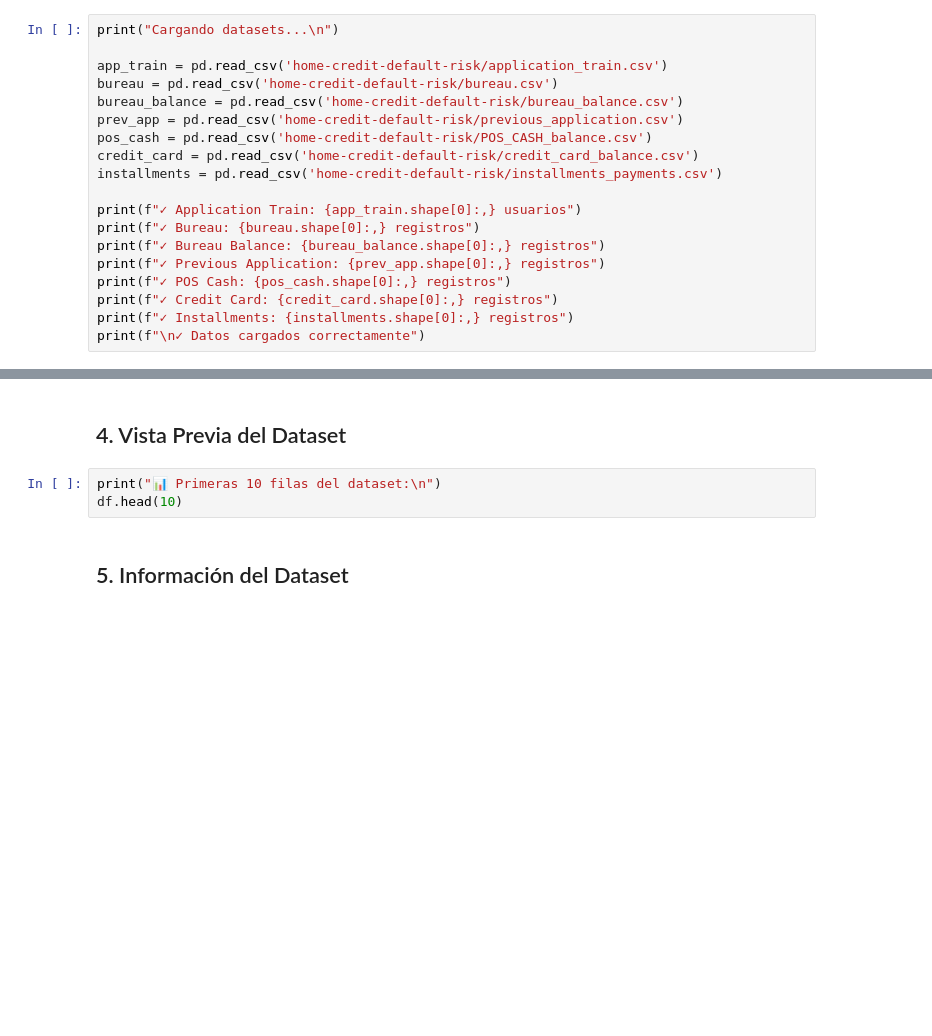
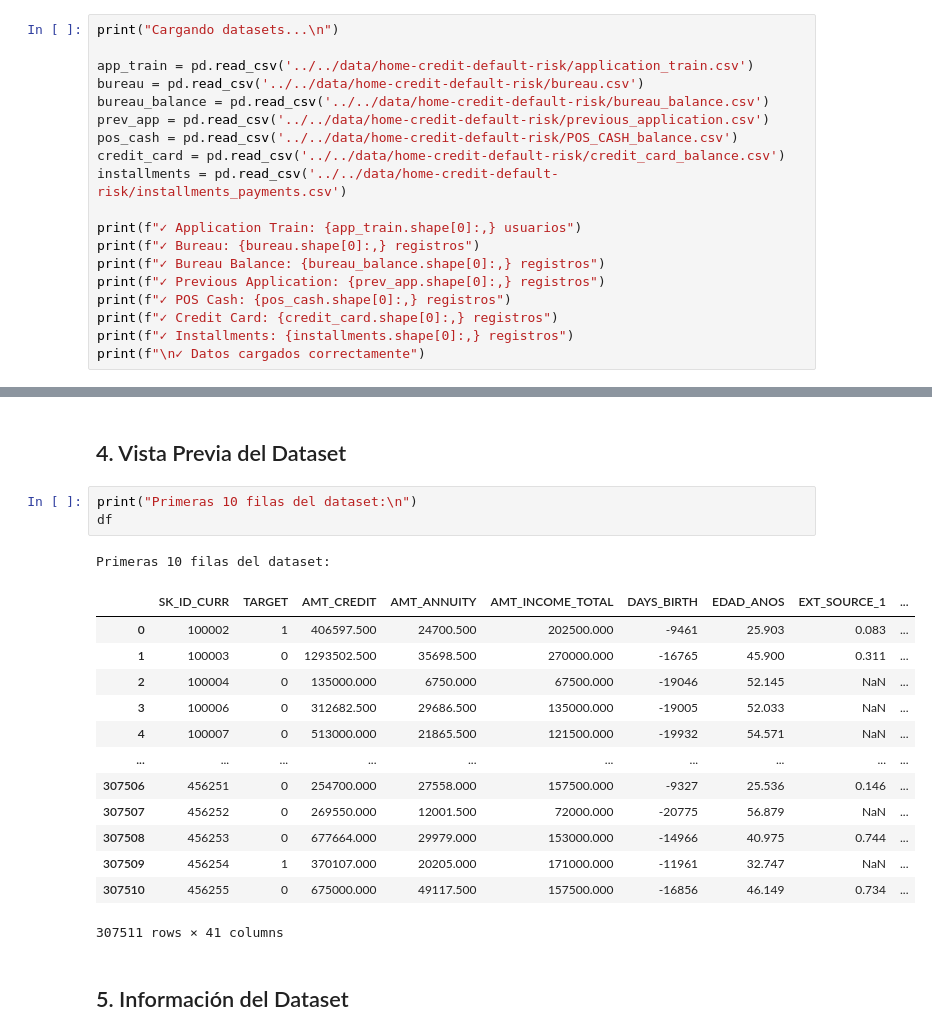
Before and after one commit to mellamanelpoeta/home_credit_risk_default, a Jupyter notebook: src/eda/variables.ipynb, the cells around one changed output, grey strips where cells are left out. Cells and saved outputs as stored; diff of their text form; blank space fills up the shorter version.

```diff
--- a/src/eda/variables.ipynb
+++ b/src/eda/variables.ipynb
@@ -21,13 +27,13 @@ print("✓ Librerías cargadas")
 # %%
 print("Cargando datasets...\n")
 
-app_train = pd.read_csv('home-credit-default-risk/application_train.csv')
-bureau = pd.read_csv('home-credit-default-risk/bureau.csv')
-bureau_balance = pd.read_csv('home-credit-default-risk/bureau_balance.csv')
-prev_app = pd.read_csv('home-credit-default-risk/previous_application.csv')
-pos_cash = pd.read_csv('home-credit-default-risk/POS_CASH_balance.csv')
-credit_card = pd.read_csv('home-credit-default-risk/credit_card_balance.csv')
-installments = pd.read_csv('home-credit-default-risk/installments_payments.csv')
+app_train = pd.read_csv('../../data/home-credit-default-risk/application_train.csv')
+bureau = pd.read_csv('../../data/home-credit-default-risk/bureau.csv')
+bureau_balance = pd.read_csv('../../data/home-credit-default-risk/bureau_balance.csv')
+prev_app = pd.read_csv('../../data/home-credit-default-risk/previous_application.csv')
+pos_cash = pd.read_csv('../../data/home-credit-default-risk/POS_CASH_balance.csv')
+credit_card = pd.read_csv('../../data/home-credit-default-risk/credit_card_balance.csv')
+installments = pd.read_csv('../../data/home-credit-default-risk/installments_payments.csv')
 
 print(f"✓ Application Train: {app_train.shape[0]:,} usuarios")
 print(f"✓ Bureau: {bureau.shape[0]:,} registros")
@@ -226,8 +420,23 @@ print(f"{'='*80}\n")
 # %% [markdown]
 ## 4. Vista Previa del Dataset
 # %%
-print("📊 Primeras 10 filas del dataset:\n")
-df.head(10)
+print("Primeras 10 filas del dataset:\n")
+df
+# %% [output]
+Primeras 10 filas del dataset:
+|  | SK_ID_CURR | TARGET | AMT_CREDIT | AMT_ANNUITY | AMT_INCOME_TOTAL | DAYS_BIRTH | EDAD_ANOS | EXT_SOURCE_1 | ... |
+| 0 | 100002 | 1 | 406597.500 | 24700.500 | 202500.000 | -9461 | 25.903 | 0.083 | ... |
+| 1 | 100003 | 0 | 1293502.500 | 35698.500 | 270000.000 | -16765 | 45.900 | 0.311 | ... |
+| 2 | 100004 | 0 | 135000.000 | 6750.000 | 67500.000 | -19046 | 52.145 | NaN | ... |
+| 3 | 100006 | 0 | 312682.500 | 29686.500 | 135000.000 | -19005 | 52.033 | NaN | ... |
+| 4 | 100007 | 0 | 513000.000 | 21865.500 | 121500.000 | -19932 | 54.571 | NaN | ... |
+| ... | ... | ... | ... | ... | ... | ... | ... | ... | ... |
+| 307506 | 456251 | 0 | 254700.000 | 27558.000 | 157500.000 | -9327 | 25.536 | 0.146 | ... |
+| 307507 | 456252 | 0 | 269550.000 | 12001.500 | 72000.000 | -20775 | 56.879 | NaN | ... |
+| 307508 | 456253 | 0 | 677664.000 | 29979.000 | 153000.000 | -14966 | 40.975 | 0.744 | ... |
+| 307509 | 456254 | 1 | 370107.000 | 20205.000 | 171000.000 | -11961 | 32.747 | NaN | ... |
+| 307510 | 456255 | 0 | 675000.000 | 49117.500 | 157500.000 | -16856 | 46.149 | 0.734 | ... |
+307511 rows × 41 columns
 # %% [markdown]
 ## 5. Información del Dataset
 # %%
```
Also changed, not shown: parts of 15 cells of this notebook.
